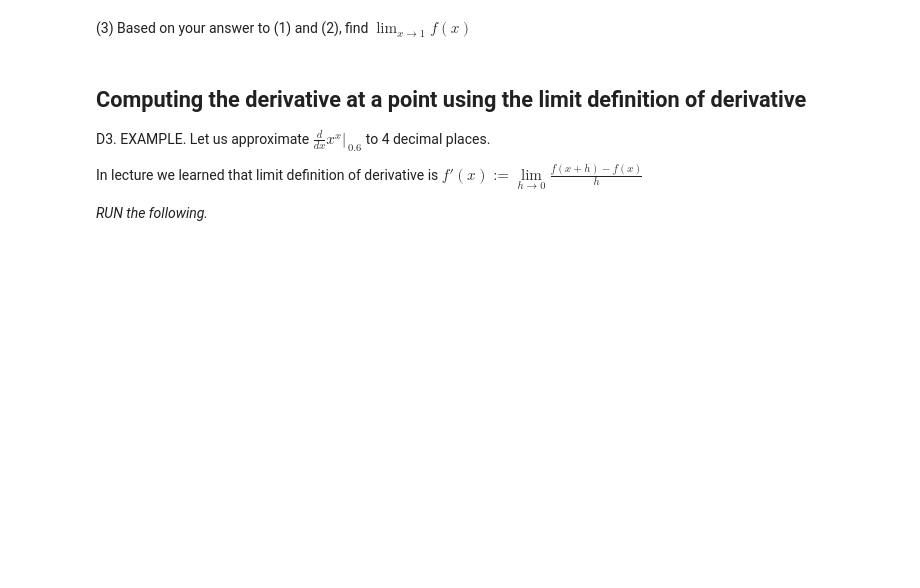
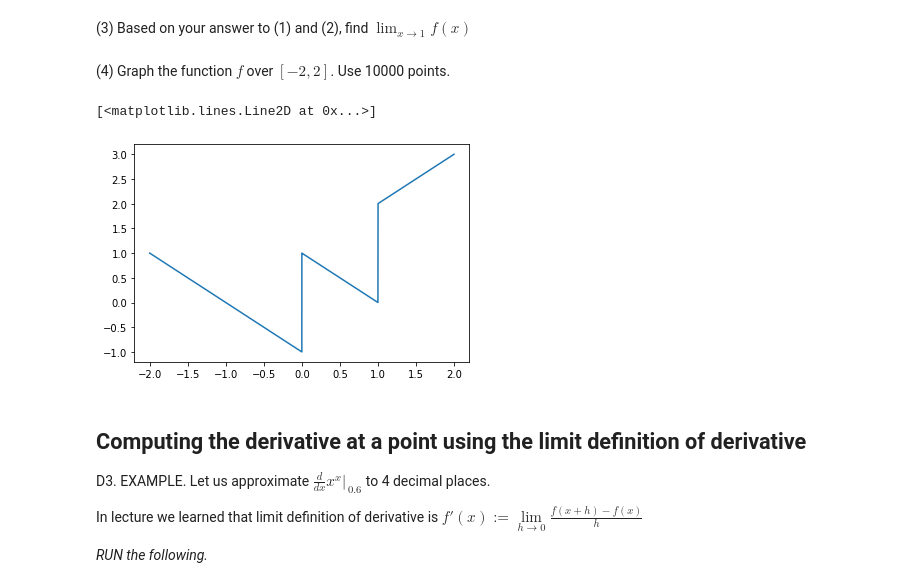
Before and after one commit to AnnieBMCC/pycalclab, a Jupyter notebook: mat301d-soln.ipynb, the cells around one changed output. Drawn from its saved outputs; the diff is of its cells as text; code cells hidden in the pictures; blank space fills up the shorter version.

Commit message:
Add (4) to D2 Warmup: graph f

```diff
--- a/mat301d-soln.ipynb
+++ b/mat301d-soln.ipynb
@@ -63,6 +63,16 @@ array([[0.9        , 0.1        ],
 (3) Based on your answer to (1) and (2), find $\displaystyle\lim_{\textstyle x{\to}1}f(x)$
 # %%
 # (3) RECORD YOUR ANSWER: the limit does not exist
+# %% [markdown]
+(4) Graph the function $f$ over $[-2,2]$. Use 10000 points.
+# %%
+# (4) TYPE YOUR CODE:
+
+x = linspace(-2,2,10000)
+plot(x,f(x))
+# %% [output]
+[<matplotlib.lines.Line2D at 0x...>]
+[figure, added]
 # %% [markdown]
 ## Computing the derivative at a point using the limit definition of derivative
 
```
Also changed, not shown: 1 other file.
